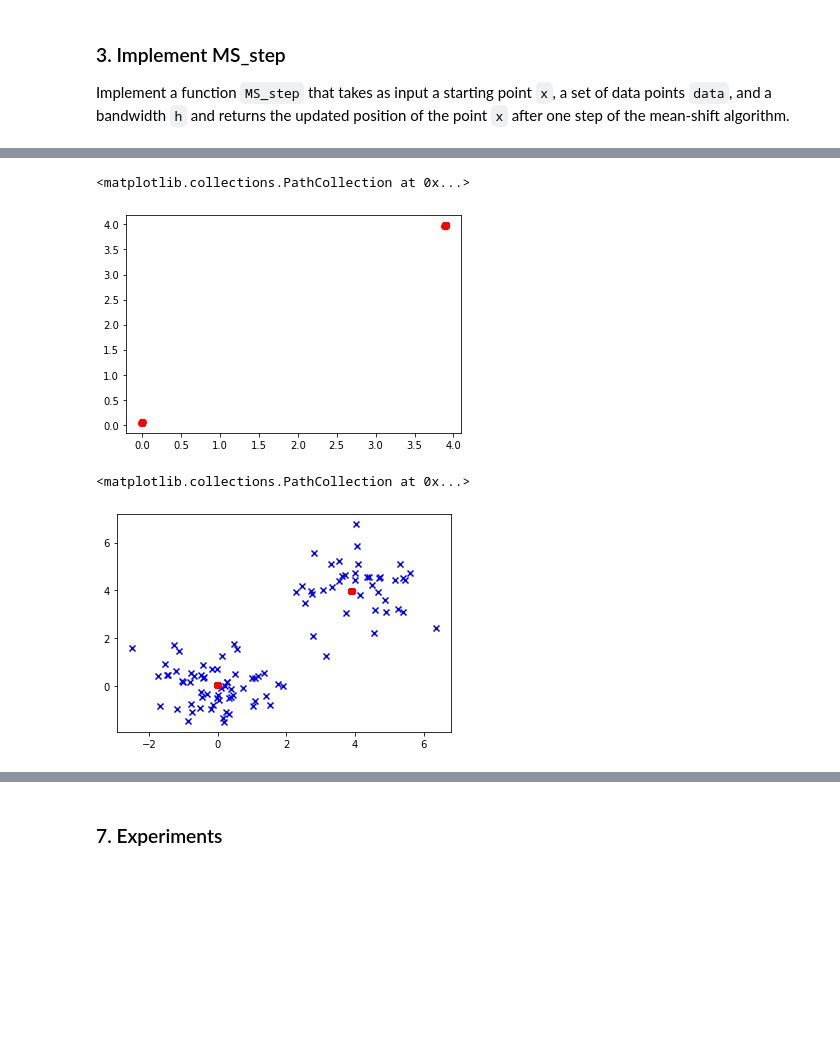
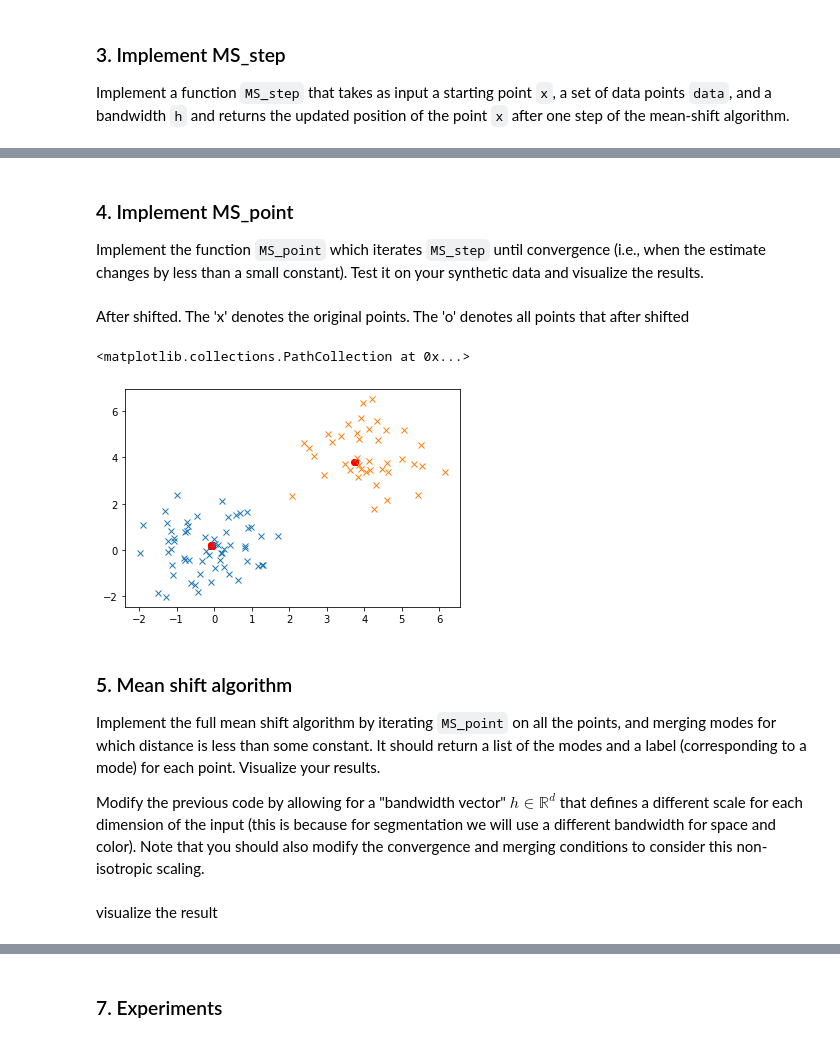
Before and after one commit to yeb2Binfang/DS_GY_3001_CV, a Jupyter notebook: HW/HW3/homework3.ipynb, the cells around one changed output, grey strips where cells are left out. Cells and saved outputs as stored; diff of their text form; code cells hidden in the pictures; blank space fills up the shorter version.

```diff
--- a/HW/HW3/homework3.ipynb
+++ b/HW/HW3/homework3.ipynb
@@ -71,17 +75,3 @@ plt.axis('equal')
 plt.show()
 # %% [output]
 [figure]
-# %%
-def MS_step(x, data, bandwidths):
-    # TODO: Implement a function `MS_step` that takes as input a starting point `x`,
-    # a set of data points `data`, and a bandwidth `h` and returns the updated
-    # position of the point `x` after one step of the mean-shift algorithm.
-
-    # insert your code here
-    weights = np.zeros(data.shape[0])
-    for i in range(data.shape[0]):
-      dist = np.linalg.norm(data[i]-x)
-      dis[i] = dist
-      weights[i] = np.sum(kernel(dist,bandwidths[0]))
-    shifted_point = (data.T).dot(weights)/ sum(weights)
-    return shifted_point
@@ -93,11 +77,0 @@ print(p)
-# %%
-def MS_point(x, data, bandwidths):
-  pre_point = x
-  shifted_point = x
-  while True:
-    shifted_point = MS_step(x, data, bandwidths)
-
-    if np.linalg.norm(pre_point-shifted_point)<0.0000000001:
-      break;
-    pre_point=shifted_point
-  return shifted_point
@@ -148,0 +96,3 @@ print(data_new.shape)
+# %% [markdown]
+### 4. Implement MS_point
+Implement the function `MS_point` which iterates `MS_step` until convergence (i.e., when the estimate changes by less than a small constant). Test it on your synthetic data and visualize the results.
@@ -149,12 +123,14 @@ print(data_new.shape)
+# %% [markdown]
+After shifted. The 'x' denotes the original points. The 'o' denotes all points that after shifted
 # %%
-#plt.scatter(data[:,0],data[:,1],color='b',marker='x')
+plt.plot(x1, y1, 'x')
+plt.plot(x2, y2, 'x')
 plt.scatter(data_new[:,0],data_new[:,1],color='r',marker='o')
 # %% [output]
 <matplotlib.collections.PathCollection at 0x...>
-[figure, old version]
+[figure, new version]
-# %%
-plt.scatter(data[:,0],data[:,1],color='b',marker='x')
-plt.scatter(data_new[:,0],data_new[:,1],color='r',marker='o')
-# %% [output]
-<matplotlib.collections.PathCollection at 0x...>
-[figure, removed]
+# %% [markdown]
+### 5. Mean shift algorithm
+Implement the full mean shift algorithm by iterating `MS_point` on all the points, and merging modes for which distance is less than some constant. It should return a list of the modes and a label (corresponding to a mode) for each point. Visualize your results.
+
+Modify the previous code by allowing for a "bandwidth vector" $h \in \mathbb R^d$ that defines a different scale for each dimension of the input (this is because for segmentation we will use a different bandwidth for space and color). Note that you should also modify the convergence and merging conditions to consider this non-isotropic scaling.
@@ -161 +201,3 @@ plt.scatter(data_new[:,0],data_new[:,1],color='r',marker='o')
+# %% [markdown]
+visualize the result
 # %%
```
Also changed, not shown: parts of 45 cells of this notebook.
